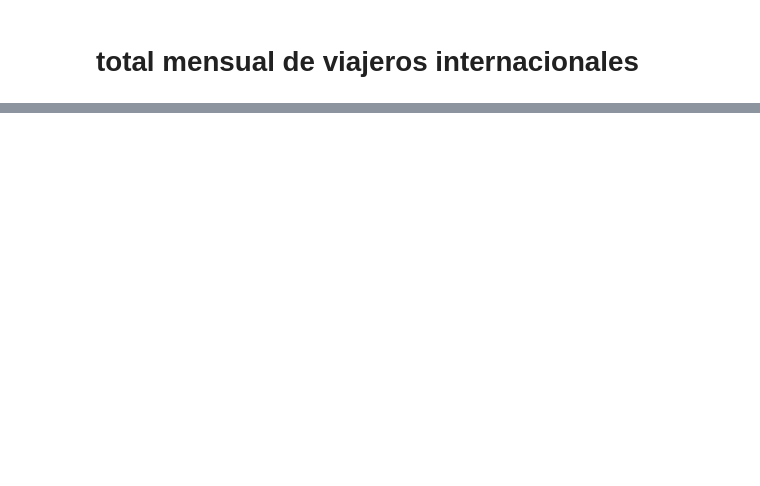
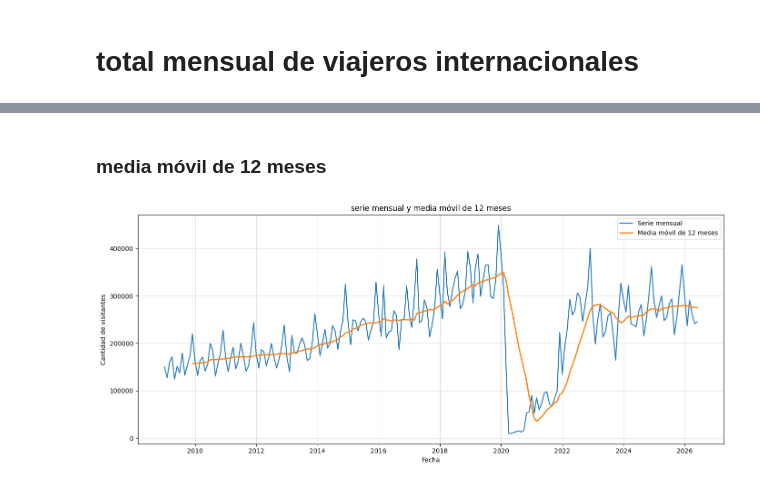
Before and after one commit to belennmm/DS_series_de_tiempo, a Jupyter notebook: serie_obligatoria_total_mensual.ipynb, the cells around one changed output, grey strips where cells are left out. Drawn from its saved outputs; the diff is of its cells as text; code cells hidden in the pictures; blank space fills up the shorter version.

```diff
--- a/serie_obligatoria_total_mensual.ipynb
+++ b/serie_obligatoria_total_mensual.ipynb
@@ -264,0 +191,27 @@ plt.show()
+# %% [markdown]
+### media móvil de 12 meses
+# %%
+media_movil_12 = serie_total.rolling(12).mean()
+
+plt.figure(figsize =( 14, 6))
+
+plt.plot( serie_total.index,
+    serie_total,
+    label="Serie mensual"
+)
+
+plt.plot( media_movil_12.index,
+    media_movil_12 ,
+    linewidth = 2,
+    label="Media móvil de 12 meses"
+)
+
+plt.title("serie mensual y media móvil de 12 meses" )
+plt.xlabel("Fecha")
+plt.ylabel( "Cantidad de visitantes")
+plt.legend()
+plt.grid(alpha = 0.4)
+plt.tight_layout()
+plt.show()
+# %% [output]
+[figure, added]
```
Also changed, not shown: parts of 70 cells of this notebook, 1 other file.
